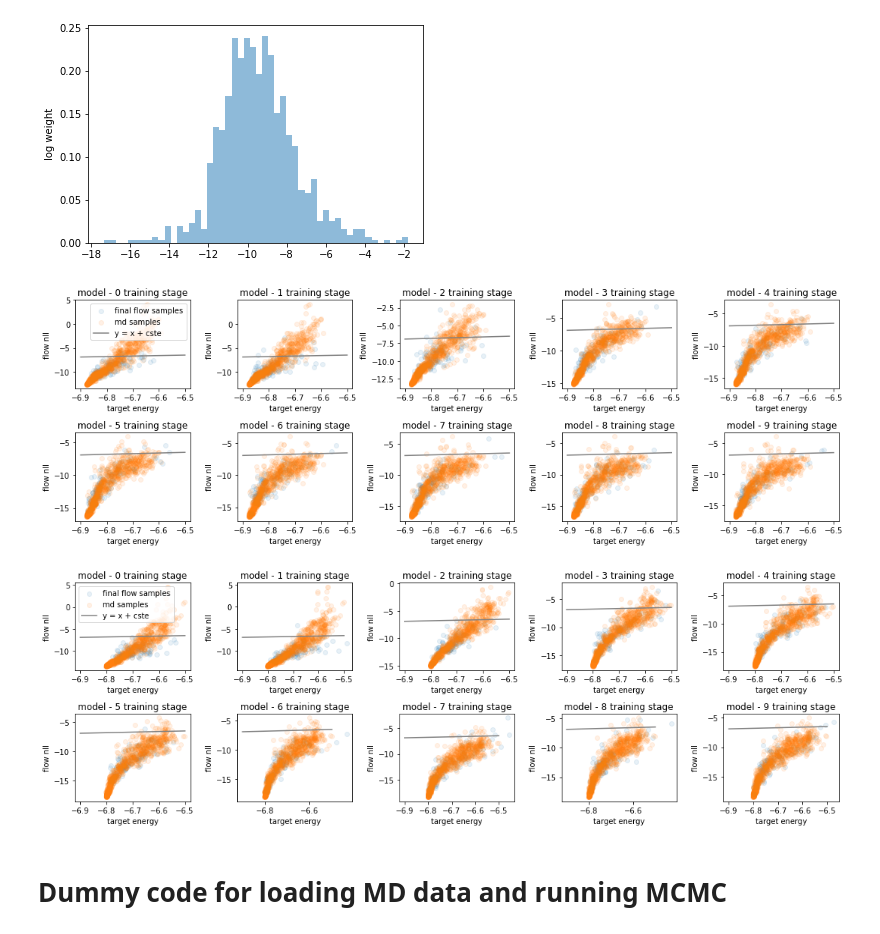
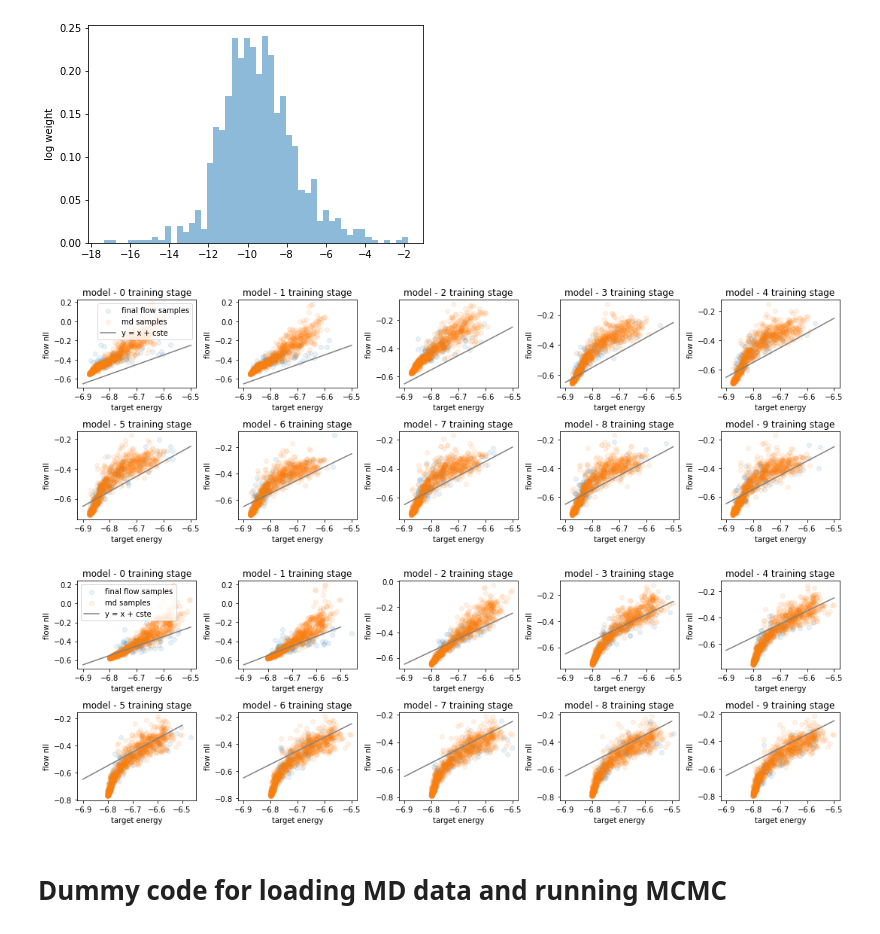
Before and after one commit to anacmolina/ML-DFT, a Jupyter notebook: notebooks/07c - FE computations w. new variables.ipynb, the cells around one changed output. Cells and saved outputs as stored; diff of their text form; code cells hidden in the pictures.

```diff
--- a/notebooks/07c - FE computations w. new variables.ipynb
+++ b/notebooks/07c - FE computations w. new variables.ipynb
@@ -126,11 +126,11 @@ Final ratio mean: 6.131e-01
 # %%
 from flonacomldft.utils.diagnostics import get_participation_ratio
 
-# def get_participation_ratio(prop, target_log_prob, n_prop):
-#     xs = prop.sample(n_prop)
-#     log_weight = target_log_prob(xs).squeeze() + prop.nll(xs)
-#     log_ratio = torch.logsumexp(2 * log_weight, dim=0) - 2 * torch.logsumexp(log_weight, dim=0)
-#     return torch.exp(-log_ratio) / n_prop
+def get_participation_ratio(prop, target_log_prob, n_prop):
+    xs = prop.sample(n_prop)
+    log_weight = target_log_prob(xs).squeeze() + prop.nll(xs)
+    log_ratio = torch.logsumexp(2 * log_weight, dim=0) - 2 * torch.logsumexp(log_weight, dim=0)
+    return torch.exp(-log_ratio) / n_prop
 # %%
 mode_labels = [0, 1]
 n_prop = 5000
@@ -201,36 +201,34 @@ norm: 1.000e+00
 participation: 1.444e-02
 [figure]
 # %%
-T = 300
-kb = 0.0019872041
-beta = 1 / (kb * T)
+
 n_samples = 1000
 for mode_label in mode_labels:
     plt.figure(figsize=(15,5))
     axes = [plt.subplot(2, 5, i + 1) for i in range(10)]
     # plt.suptitle('Samples from models projected on first two dimensions')
     models = [model for model in flows_dic[mode_label]['models']]
     x_test = x_mds[x_mds[:,13]==mode_label][:, :12]
     for m,model in enumerate(models[:10]):
         model.eval()
         plt.sca(axes[m])
         final_flow = models[m]
         xs_flow_final = final_flow.sample(100)
 
         plt.title('model - {:d} training stage'.format(int(m)))
         plt.scatter(mlps[mode_label](xs_flow_final[:n_samples]).detach().numpy(), final_flow.nll(xs_flow_final[:n_samples]).detach().numpy()/beta, alpha=0.1, label='final flow samples')
         plt.scatter(mlps[mode_label](x_test[:n_samples,:12]).detach().numpy(), final_flow.nll(x_test[:n_samples,:12]).detach().numpy()/beta, alpha=0.1, label='md samples')
-        plt.plot(np.arange(-6.9, -6.5, 0.01), np.arange(-6.9, -6.5, 0.01) , c='grey', label='y = x + cste')
+        plt.plot(np.arange(-6.9, -6.5, 0.01), np.arange(-6.9, -6.5, 0.01) + 6.25 , c='grey', label='y = x + cste')
         plt.ylabel('flow nll')
         plt.xlabel('target energy')
 
         if m == 0:
             plt.legend()
     plt.tight_layout()
     plt.show()
 # %% [output]
-[figure, old version]
+[figure, new version]
-[figure, old version]
+[figure, new version]
 # %% [markdown]
 # Dummy code for loading MD data and running MCMC
 # %%
```
Also changed, not shown: parts of 3 cells of this notebook, 2 other files.
